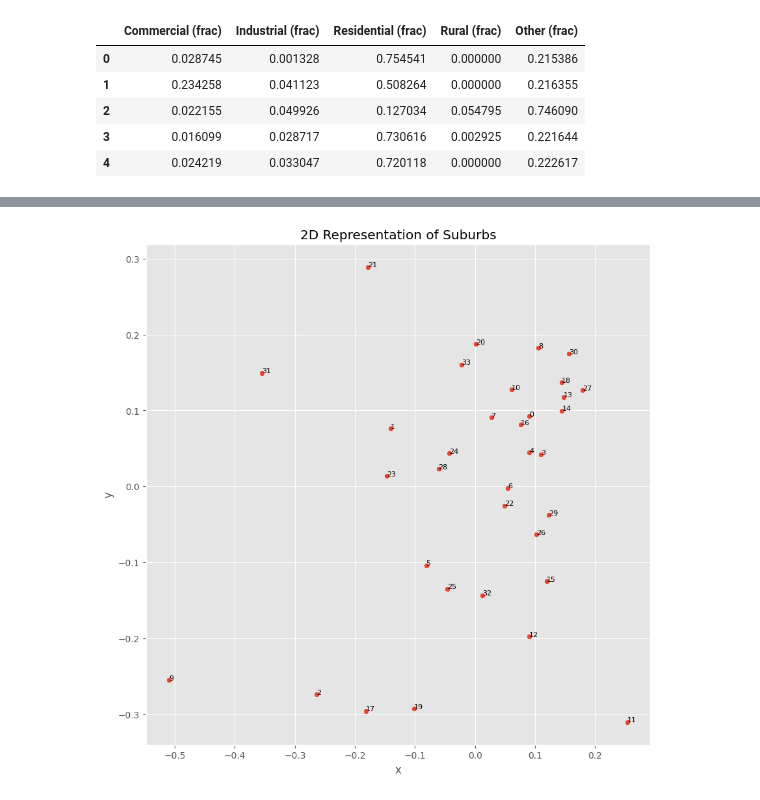
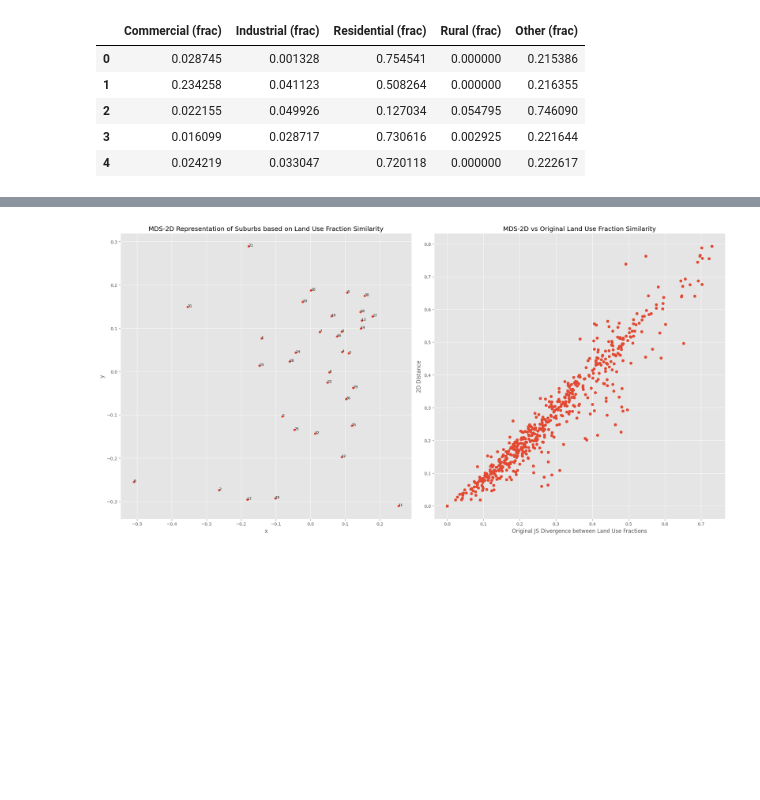
Before and after one commit to Subhasis-Biswas/ML4CPS_Project2, a Jupyter notebook: a1.ipynb, the cells around one changed output, grey strips where cells are left out. Saved outputs shown, nothing was run; the diff lists cells and outputs as text; code cells hidden in the pictures; blank space fills up the shorter version.

```diff
--- a/a1.ipynb
+++ b/a1.ipynb
@@ -376,8 +344,7 @@ np.float64(0.2638568515443729)
 distance_land_frac = np.zeros((data_land_frac.shape[0], data_land_frac.shape[0]))
 for i in range(data_land_frac.shape[0]):
 	for j in range(data_land_frac.shape[0]):
-		distance_land_frac[i, j] = distance_JS(i, j)
-
+		distance_land_frac[i, j] = jensenshannon(data_land_frac.iloc[i], data_land_frac.iloc[j])
 
 print(distance_land_frac)
 # plot the distance matrix
@@ -397,46 +364,51 @@ plt.show()
  [0.15774871 0.16209332 0.51184925 ... 0.47354306 0.32385086 0.        ]]
 [figure]
 # %%
-# do an MDS on the similarity matrix to get the 2D representation of the suburbs
+# Perform MDS on the similarity matrix to get the 2D representation of the suburbs
 mds = MDS(n_components=2, dissimilarity='precomputed', random_state=42)
-suburb_2d = mds.fit_transform(distance_land_frac)
+suburb_2d_land_frac = mds.fit_transform(distance_land_frac)
+suburb_2d_land_frac = pd.DataFrame(suburb_2d_land_frac, columns=['x', 'y'])
 
-# plot the 2D representation of the suburbs
-plt.figure(figsize=(10, 10))
-sns.scatterplot(x=suburb_2d[:, 0], y=suburb_2d[:, 1])
-plt.title('2D Representation of Suburbs')
-plt.xlabel('x')
-plt.ylabel('y')
-# annotate the suburbs with the suburb index
-for i in range(suburb_2d.shape[0]):
-	plt.text(suburb_2d[i, 0], suburb_2d[i, 1], i, fontsize=8)
+# Create a single figure with two subplots
+fig, axes = plt.subplots(1, 2, figsize=(20, 10))
+
+# Plot the 2D representation of the suburbs in the first subplot
+sns.scatterplot(x='x', y='y', data=suburb_2d_land_frac, ax=axes[0])
+axes[0].set_title('MDS-2D Representation of Suburbs based on Land Use Fraction Similarity')
+axes[0].set_xlabel('x')
+axes[0].set_ylabel('y')
+
+# Annotate the suburbs with the suburb index
+for i in range(suburb_2d_land_frac.shape[0]):
+    axes[0].text(suburb_2d_land_frac['x'].iloc[i], suburb_2d_land_frac['y'].iloc[i], i, fontsize=8)
+
+# Compute pairwise distances in the 2D representation
+distances_2d_land_frac = np.zeros((suburb_2d_land_frac.shape[0], suburb_2d_land_frac.shape[0]))
+for i in range(suburb_2d_land_frac.shape[0]):
+    for j in range(suburb_2d_land_frac.shape[0]):
+        distances_2d_land_frac[i, j] = np.sqrt(
+            (suburb_2d_land_frac['x'].iloc[i] - suburb_2d_land_frac['x'].iloc[j])**2 +
+            (suburb_2d_land_frac['y'].iloc[i] - suburb_2d_land_frac['y'].iloc[j])**2
+        )
+
+# Compute correlation between the pairwise distances in the 2D representation and the original distances
+correlation = np.corrcoef(distance_land_frac.flatten(), distances_2d_land_frac.flatten())[0, 1]
+print(f'Correlation between 2D distances and Land Use Fraction distances: {correlation}')
+
+# Compute Procrustes analysis for the original and 2D representation
+mtx1, mtx2, disparity = procrustes(distance_land_frac, distances_2d_land_frac)
+print(f'Procrustes Disparity between 2D distances and Land Use Fraction distances: {disparity}')
+
+# print the stress of the MDS
+print(f'Stress of the MDS: {mds.stress_}')
+
+# Plot the 2D distances vs original distances in the second subplot
+axes[1].scatter(distance_land_frac.flatten(), distances_2d_land_frac.flatten())
+axes[1].set_xlabel('Original JS Divergence between Land Use Fractions')
+axes[1].set_ylabel('2D Distance')
+axes[1].set_title('MDS-2D vs Original Land Use Fraction Similarity')
+
+# Show the combined plot
+plt.tight_layout()
 plt.show()
-
-print('MDS Stress:', mds.stress_)
-
-# compute correlation between the pairwise distances in the 2D representation and the original distances
-# compute pairwise distances in the 2D representation
-distance_2d = np.zeros((suburb_2d.shape[0], suburb_2d.shape[0]))
-for i in range(suburb_2d.shape[0]):
-	for j in range(suburb_2d.shape[0]):
-		distance_2d[i, j] = np.sqrt((suburb_2d[i, 0] - suburb_2d[j, 0]) ** 2 + (suburb_2d[i, 1] - suburb_2d[j, 1]) ** 2)
-
-# compute correlation between the pairwise distances in the 2D representation and the original distances
-correlation = np.corrcoef(distance_land_frac.flatten(), distance_2d.flatten())[0, 1]
-print(correlation)
-
-# plot the 2D distances vs original distances
-plt.figure(figsize=(10, 5))
-plt.scatter(distance_land_frac.flatten(), distance_2d.flatten())
-plt.xlabel('Original Distance')
-plt.ylabel('2D Distance')
-plt.title('2D Distances vs Original Distances')
-plt.show()
-
-# compute procrustes analysis for the original and 2D representation
-from scipy.spatial import procrustes
-
-# Apply Procrustes analysis
-mtx1, mtx2, disparity = procrustes(distance_land_frac, distance_2d)
-print(f"Procrustes Disparity: {disparity}")
 # %% [output]
@@ -443 +418 @@ print(f"Procrustes Disparity: {disparity}")
-[figure, old version]
+[figure, new version]
```
Also changed, not shown: parts of 22 cells of this notebook.
